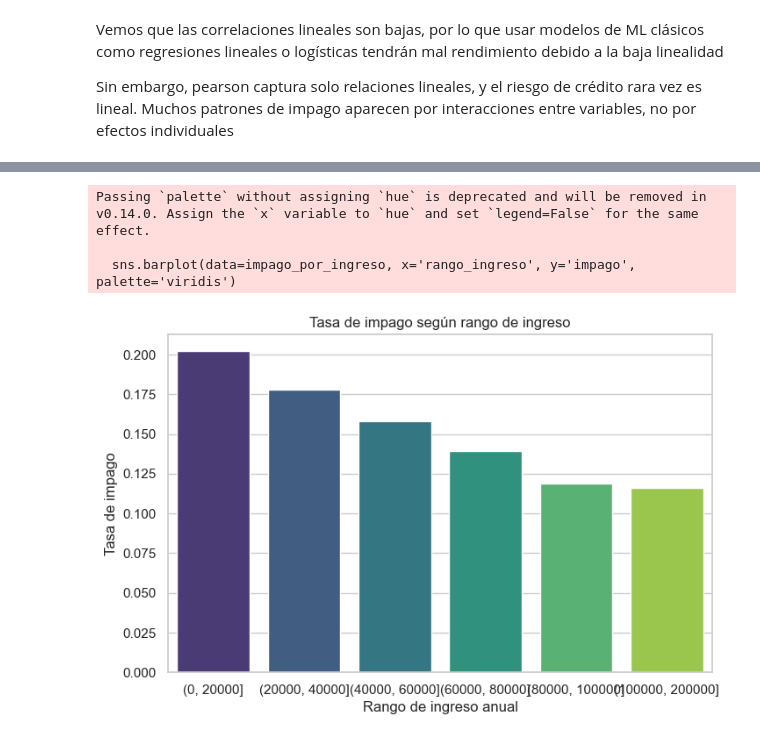
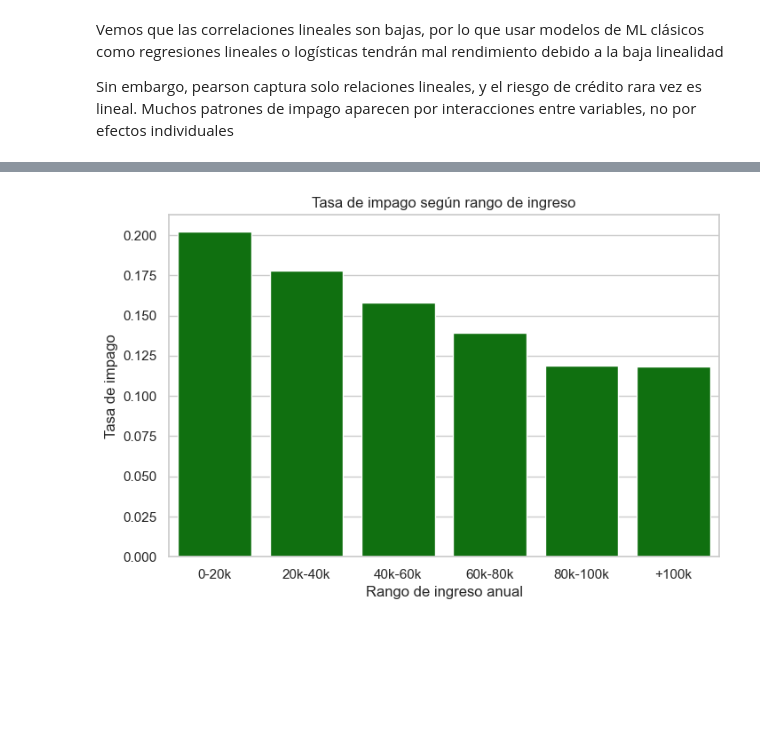
Before and after one commit to Jxweyy/CUNEF__PROYECTO_APRENDIZAJE_AUTOMATICO, a Jupyter notebook: 00_EDA.ipynb, the cells around one changed output, grey strips where cells are left out. Cells and saved outputs as stored; diff of their text form; code cells hidden in the pictures; blank space fills up the shorter version.

```diff
--- a/00_EDA.ipynb
+++ b/00_EDA.ipynb
@@ -639,16 +674,14 @@ Sin embargo, las diferencias de forma en variables como tasa de interés demuest
 # %%
-df['rango_ingreso'] = pd.cut(df['ingreso_anual'], bins=[0, 20000, 40000, 60000, 80000, 100000, 200000])
+labels = ["0-20k", "20k-40k", "40k-60k", "60k-80k", "80k-100k", "+100k"]
+df["rango_ingreso"] = pd.cut(df["ingreso_anual"], bins=[0, 20000, 40000, 60000, 80000, 100000, df["ingreso_anual"].max()], labels=labels)
 
-impago_por_ingreso = df.groupby('rango_ingreso')['impago'].mean().reset_index()
+impago_por_ingreso = df.groupby("rango_ingreso")["impago"].mean().reset_index()
 
 plt.figure(figsize=(8,5))
-sns.barplot(data=impago_por_ingreso, x='rango_ingreso', y='impago', palette='viridis')
-plt.xlabel('Rango de ingreso anual')
-plt.ylabel('Tasa de impago')
-plt.title('Tasa de impago según rango de ingreso')
+sns.barplot(data=impago_por_ingreso, x="rango_ingreso", y="impago", color="green")
+plt.xlabel("Rango de ingreso anual")
+plt.ylabel("Tasa de impago")
+plt.title("Tasa de impago según rango de ingreso")
 plt.show()
 # %% [output]
-Passing `palette` without assigning `hue` is deprecated and will be removed in v0.14.0. Assign the `x` variable to `hue` and set `legend=False` for the same effect.
-
-  sns.barplot(data=impago_por_ingreso, x='rango_ingreso', y='impago', palette='viridis')
-[figure, old version]
+[figure, new version]
```
Also changed, not shown: parts of 17 cells of this notebook.
